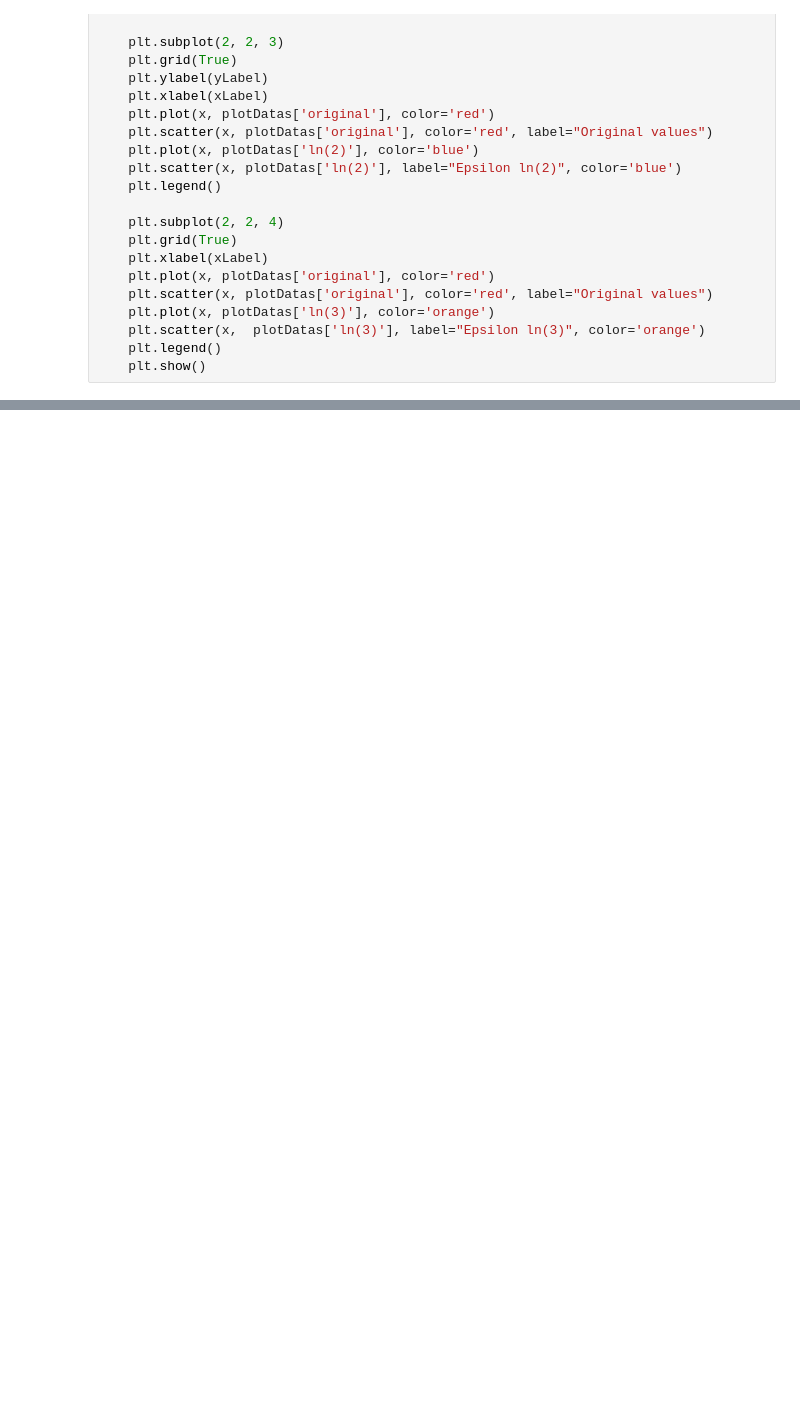
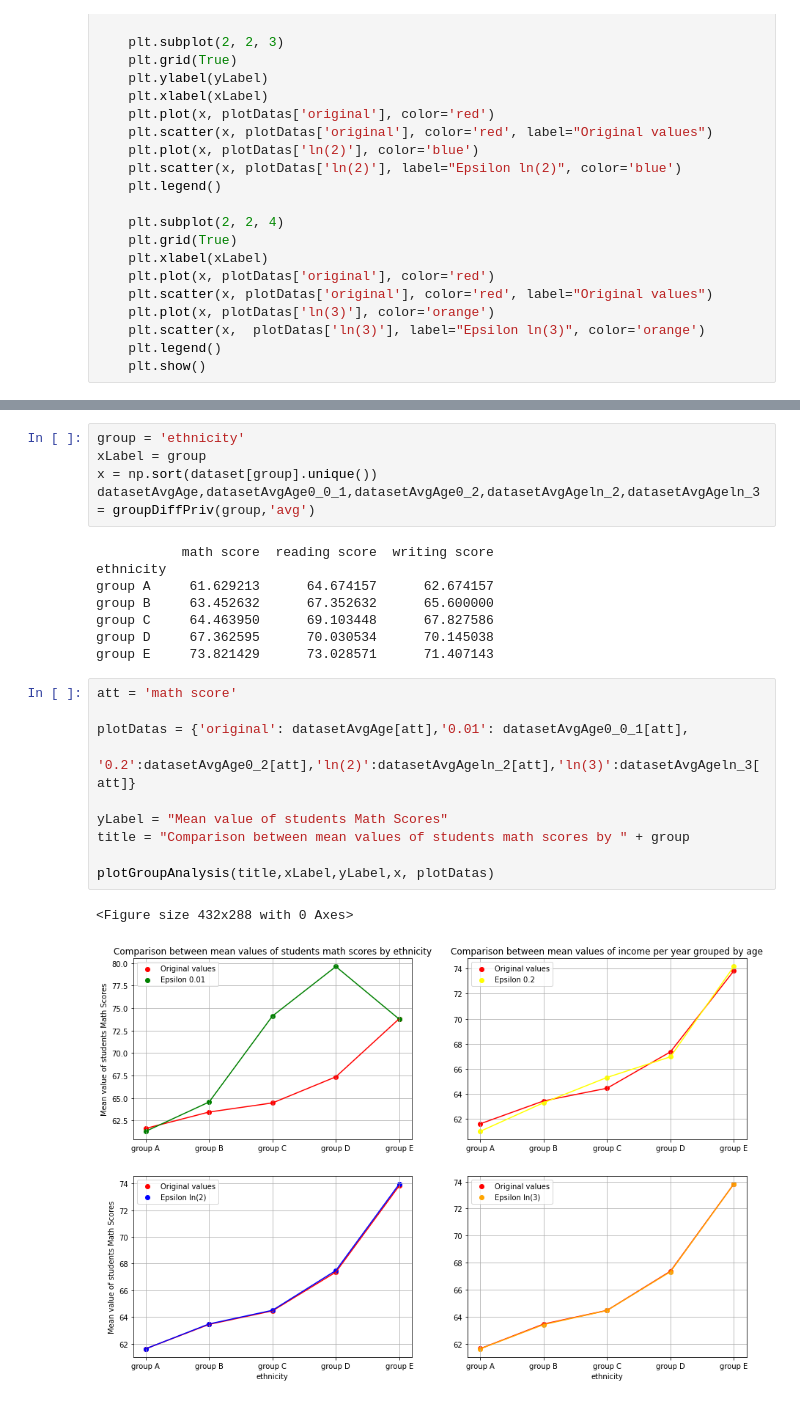
Before and after one commit to therealAlex23/Privacy-Preserving-Data-Publishing-Models, a Jupyter notebook: Exercise2.ipynb, the cells around one changed output, grey strips where cells are left out. Saved outputs shown, nothing was run; the diff lists cells and outputs as text; blank space fills up the shorter version.

Commit message:
More different analysis done

```diff
--- a/Exercise2.ipynb
+++ b/Exercise2.ipynb
@@ -297,0 +315,26 @@ plotGroupAnalysis(title,xLabel,yLabel,x, plotDatas)
+# %%
+group = 'ethnicity'
+xLabel = group
+x = np.sort(dataset[group].unique())
+datasetAvgAge,datasetAvgAge0_0_1,datasetAvgAge0_2,datasetAvgAgeln_2,datasetAvgAgeln_3 = groupDiffPriv(group,'avg')
+# %% [output]
+           math score  reading score  writing score
+ethnicity
+group A     61.629213      64.674157      62.674157
+group B     63.452632      67.352632      65.600000
+group C     64.463950      69.103448      67.827586
+group D     67.362595      70.030534      70.145038
+group E     73.821429      73.028571      71.407143
+# %%
+att = 'math score'
+
+plotDatas = {'original': datasetAvgAge[att],'0.01': datasetAvgAge0_0_1[att],
+                '0.2':datasetAvgAge0_2[att],'ln(2)':datasetAvgAgeln_2[att],'ln(3)':datasetAvgAgeln_3[att]}
+
+yLabel = "Mean value of students Math Scores"
+title = "Comparison between mean values of students math scores by " + group
+
+plotGroupAnalysis(title,xLabel,yLabel,x, plotDatas)
+# %% [output]
+<Figure size 432x288 with 0 Axes>
+[figure, added]
```
Also changed, not shown: parts of 14 cells of this notebook.
